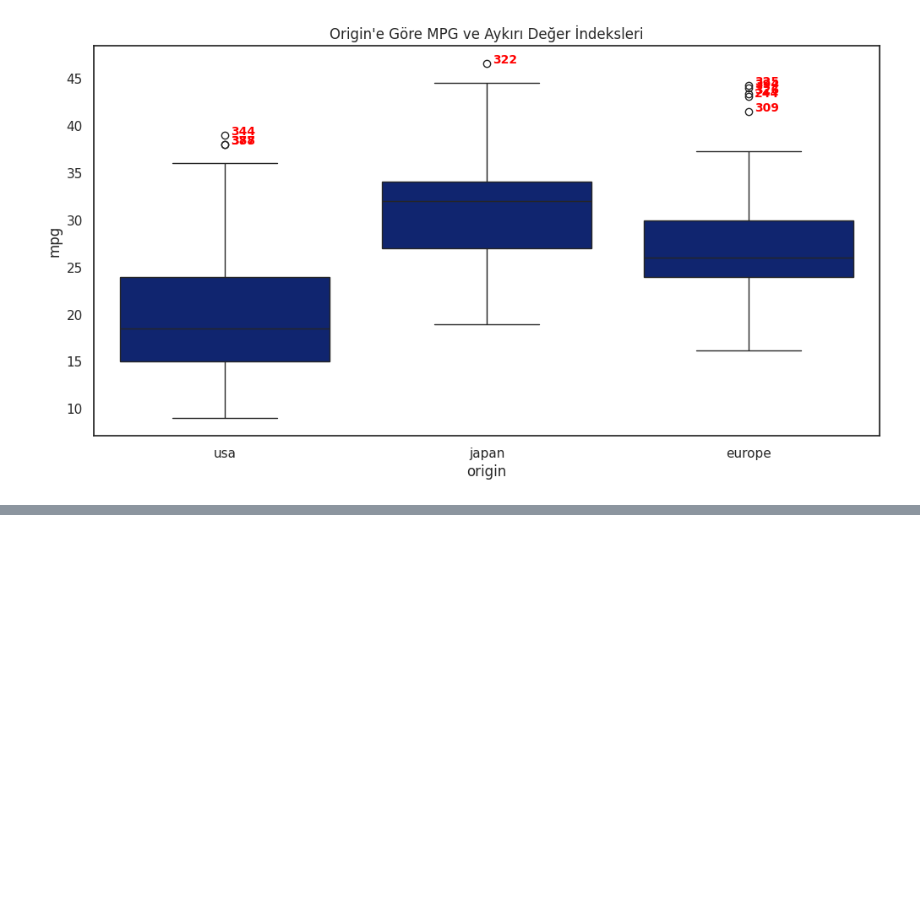
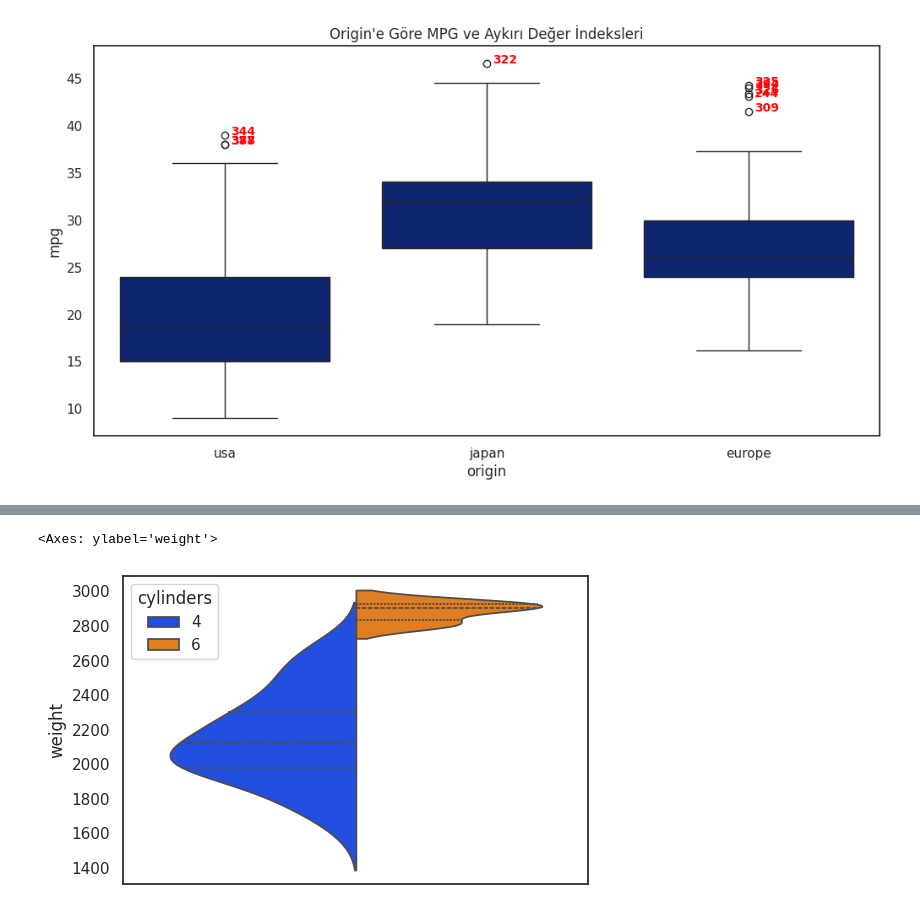
Before and after one commit to azem46/Python_Colab_Handbook, a Jupyter notebook: Python_Veri_Görsellestirme.ipynb, the cells around one changed output, grey strips where cells are left out. Saved outputs shown, nothing was run; the diff lists cells and outputs as text; code cells hidden in the pictures; blank space fills up the shorter version.

```diff
--- a/Python_Veri_Görsellestirme.ipynb
+++ b/Python_Veri_Görsellestirme.ipynb
@@ -1171,0 +1214,18 @@ plt.show()
+# %%
+#Grafiğin genişliği frekans ile doğru orantılıdır. mavi bölümde daha çok sayıda araba olduğunu görebiliyoruz.
+#çeyreklikleri de görmek istersek
+sns.violinplot(
+    data=araba[araba['origin']== 'japan'],
+    y='weight',
+    hue='cylinders',
+    palette="bright",
+    split=True, #iki kategori olduğundan emin olmalıyız.
+    inner= 'quartile', #çeyreklik
+    #order=[]ile çoklu kategorik değişkenlerde sıralamayı değiştirebilriz.
+    #linewidth= çizgi kalınlığını belirler
+    #bw=0.6 daha çok varyans görmek isterske bu değeri düşürebiliriz.
+
+)
+# %% [output]
+<Axes: ylabel='weight'>
+[figure, added]
```
Also changed, not shown: parts of 20 cells of this notebook.
